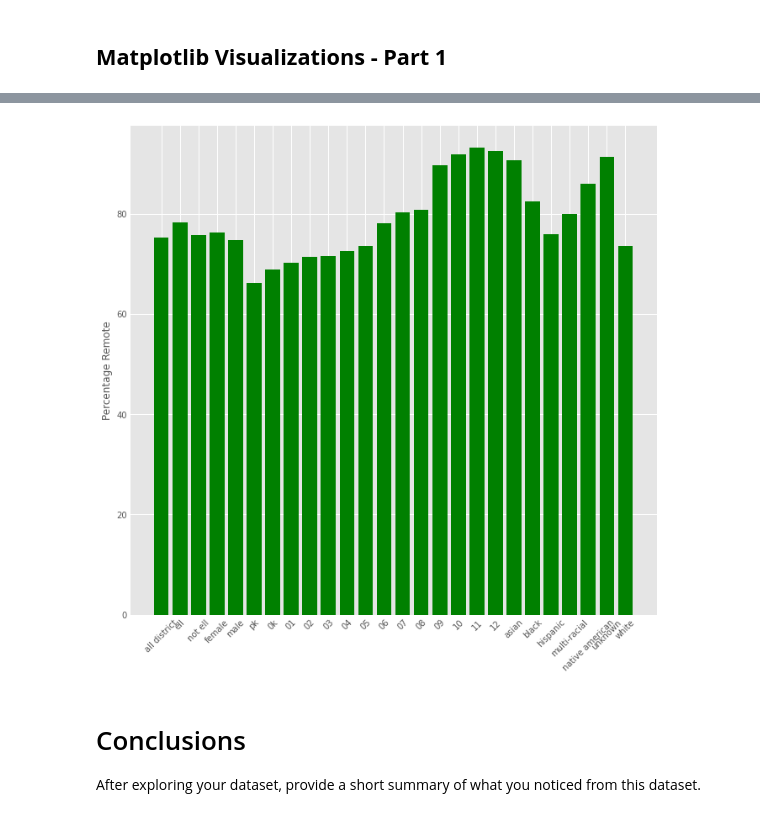
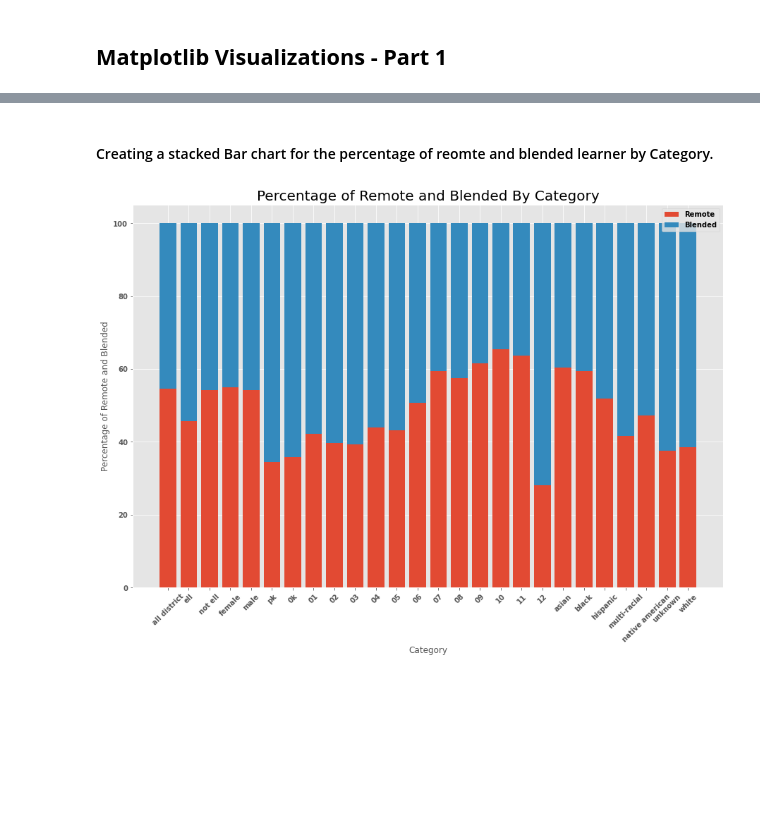
Before and after one commit to uzmabb182/Data602_Assignments, a Jupyter notebook: 08_assignment.ipynb, the cells around one changed output, grey strips where cells are left out. Saved outputs shown, nothing was run; the diff lists cells and outputs as text; code cells hidden in the pictures; blank space fills up the shorter version.

```diff
--- a/08_assignment.ipynb
+++ b/08_assignment.ipynb
@@ -65,6 +85,7 @@ import seaborn as sns
 import matplotlib.pyplot as plt
 import matplotlib.image as mpimg
 import warnings
+plt.rcParams['figure.figsize'] = (16,12)
 warnings.filterwarnings('ignore')
 # %% [markdown]
 #### Importing CSV data file into pandas dataframe
@@ -532,11 +592,13 @@ plt.barh(category_df1.index, category_df1.values, color='blue')
+# %% [markdown]
+#### Creating a stacked Bar chart for the percentage of reomte and blended learner by Category.
 # %%
-plt.bar(learning_df.category, learning_df.percentage_remote, color='green')
+plt.bar(learning_df.category, learning_df.percentage_remote, label="Remote")
+plt.bar(learning_df.category, learning_df.percentage_blended, bottom=learning_df.percentage_remote, label="Blended")
 plt.xticks(rotation = 45) # Rotates X-Axis Ticks by 45-degrees
-plt.ylabel('Percentage Remote')
+plt.xlabel('Category')
+plt.ylabel('Percentage of Remote and Blended')
+plt.title('Percentage of Remote and Blended By Category', fontsize=20)
+plt.legend()
 plt.show()
 # %% [output]
-[figure, old version]
+[figure, new version]
-# %% [markdown]
-# Conclusions
-
-After exploring your dataset, provide a short summary of what you noticed from this dataset.
```
Also changed, not shown: parts of 35 cells of this notebook, 1 other file.
